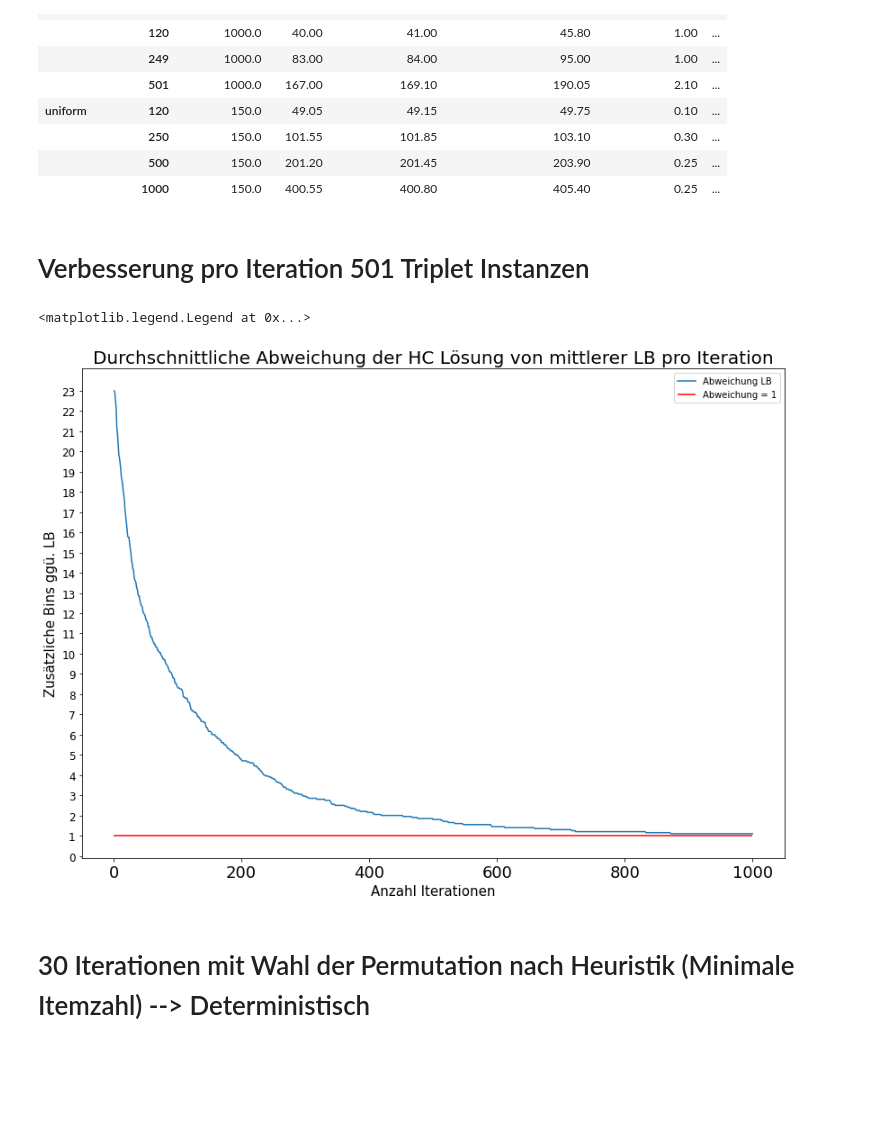
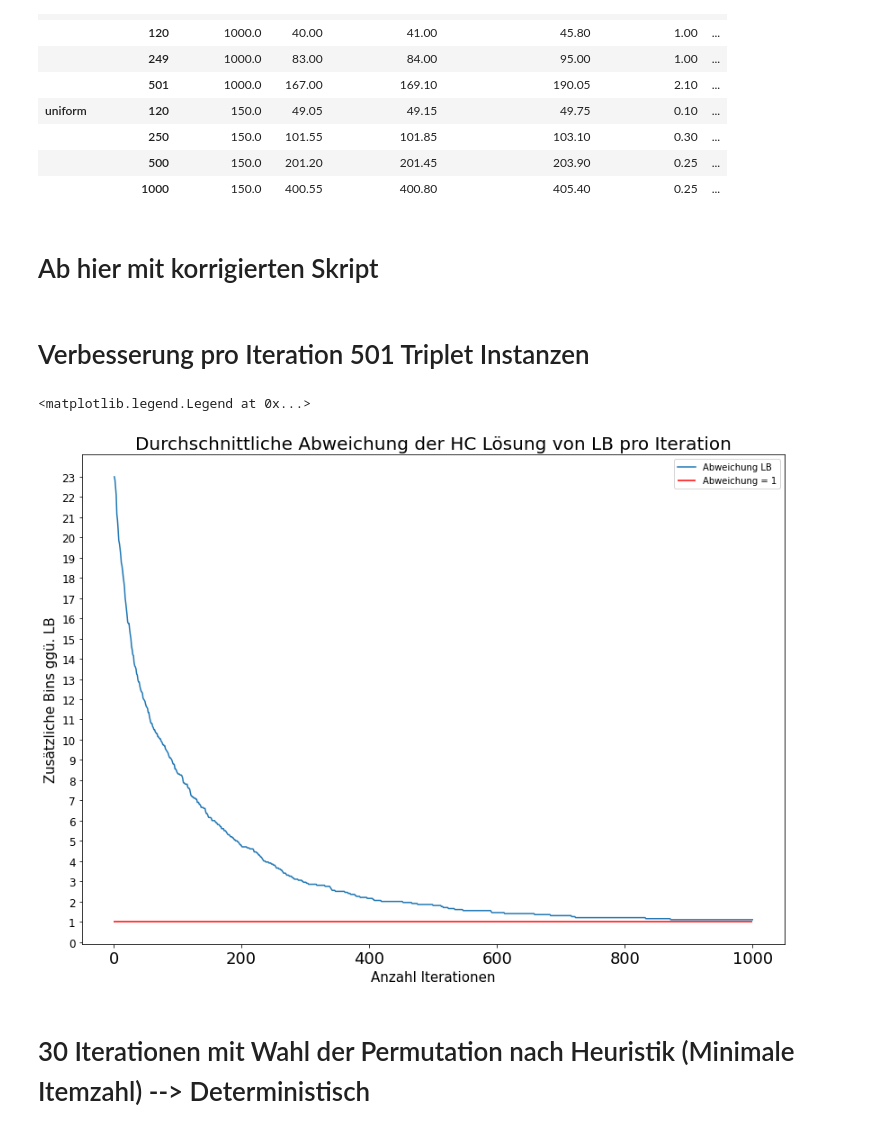
Before and after one commit to LukasSchmauch/bin_packing_problem, a Jupyter notebook: Results.ipynb, the cells around one changed output. Drawn from its saved outputs; the diff is of its cells as text; code cells hidden in the pictures; blank space fills up the shorter version.

```diff
--- a/Results.ipynb
+++ b/Results.ipynb
@@ -156,31 +156,33 @@ df_mean
 |  | 250 | 150.0 | 101.55 | 101.85 | 103.10 | 0.30 | ... |
 |  | 500 | 150.0 | 201.20 | 201.45 | 203.90 | 0.25 | ... |
 |  | 1000 | 150.0 | 400.55 | 400.80 | 405.40 | 0.25 | ... |
+# %% [markdown]
+# Ab hier mit korrigierten Skript
 # %% [markdown]
 # Verbesserung pro Iteration 501 Triplet Instanzen
 # %%
 import pandas as pd
 import seaborn as sns
 import matplotlib.pyplot as plt
 import numpy as np
 url = 'https://raw.githubusercontent.com/LukasSchmauch/bin_packing_problem/main/Results/results_501_Itermessung1000.csv'
 df = pd.read_csv(url)
 grouped_df = df.groupby('Iteration').mean()
 grouped_df.columns = ['Instanzindex', 'Anz_Items','Bin_Size','LB','HC-LB']
 
 plt.figure(figsize=(14,10))
 sns.lineplot(data=grouped_df["HC-LB"], label= 'Abweichung LB')
-plt.title('Durchschnittliche Abweichung der HC Lösung von mittlerer LB pro Iteration', fontsize = 20)
+plt.title('Durchschnittliche Abweichung der HC Lösung von LB pro Iteration', fontsize = 20)
 plt.xlabel('Anzahl Iterationen', fontsize = 15)
 plt.ylabel('Zusätzliche Bins ggü. LB', fontsize = 15)
 plt.yticks(np.arange(0, 24, 1))
 plt.xticks(fontsize=18)
 plt.yticks(fontsize=12)
 plt.hlines(1,0,1000, colors='red', linestyles='solid', label = 'Abweichung = 1')
 plt.legend()
 # %% [output]
 <matplotlib.legend.Legend at 0x...>
-[figure, old version]
+[figure, new version]
 # %% [markdown]
 # 30 Iterationen mit Wahl der Permutation nach Heuristik (Minimale Itemzahl) --> Deterministisch
 # %%
```
Also changed, not shown: parts of 1 cell of this notebook.
